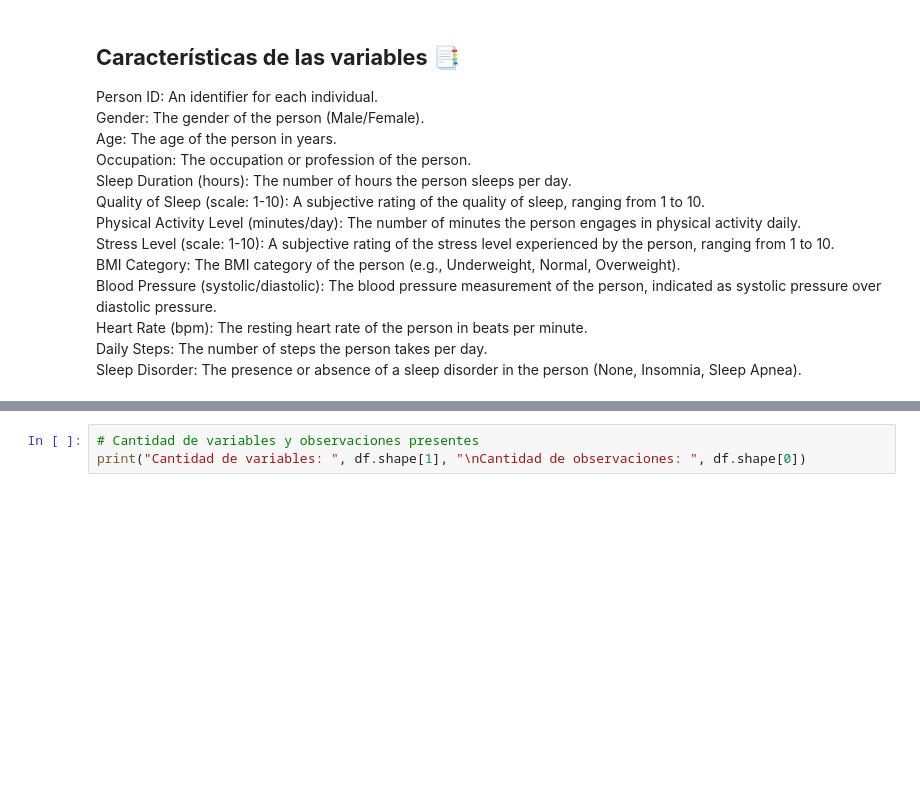
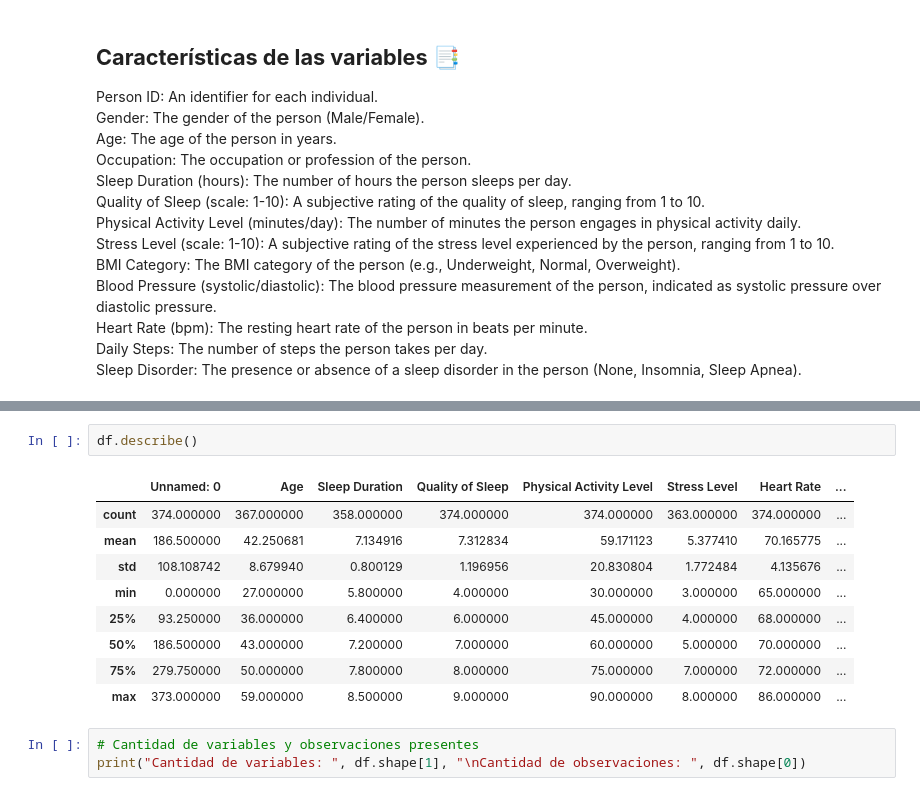
Before and after one commit to noelibaeza/cienciaDatos, a Jupyter notebook: salud_sueño.ipynb, the cells around one changed output, grey strips where cells are left out. Saved outputs shown, nothing was run; the diff lists cells and outputs as text; blank space fills up the shorter version.

```diff
--- a/salud_sueño.ipynb
+++ b/salud_sueño.ipynb
@@ -56,3 +61,15 @@ df.head()
+# %%
+df.describe()
+# %% [output]
+|  | Unnamed: 0 | Age | Sleep Duration | Quality of Sleep | Physical Activity Level | Stress Level | Heart Rate | ... |
+| count | 374.000000 | 367.000000 | 358.000000 | 374.000000 | 374.000000 | 363.000000 | 374.000000 | ... |
+| mean | 186.500000 | 42.250681 | 7.134916 | 7.312834 | 59.171123 | 5.377410 | 70.165775 | ... |
+| std | 108.108742 | 8.679940 | 0.800129 | 1.196956 | 20.830804 | 1.772484 | 4.135676 | ... |
+| min | 0.000000 | 27.000000 | 5.800000 | 4.000000 | 30.000000 | 3.000000 | 65.000000 | ... |
+| 25% | 93.250000 | 36.000000 | 6.400000 | 6.000000 | 45.000000 | 4.000000 | 68.000000 | ... |
+| 50% | 186.500000 | 43.000000 | 7.200000 | 7.000000 | 60.000000 | 5.000000 | 70.000000 | ... |
+| 75% | 279.750000 | 50.000000 | 7.800000 | 8.000000 | 75.000000 | 7.000000 | 72.000000 | ... |
+| max | 373.000000 | 59.000000 | 8.500000 | 9.000000 | 90.000000 | 8.000000 | 86.000000 | ... |
 # %%
 # Cantidad de variables y observaciones presentes
 print("Cantidad de variables: ", df.shape[1], "\nCantidad de observaciones: ", df.shape[0])
```
Also changed, not shown: parts of 1 cell of this notebook.
